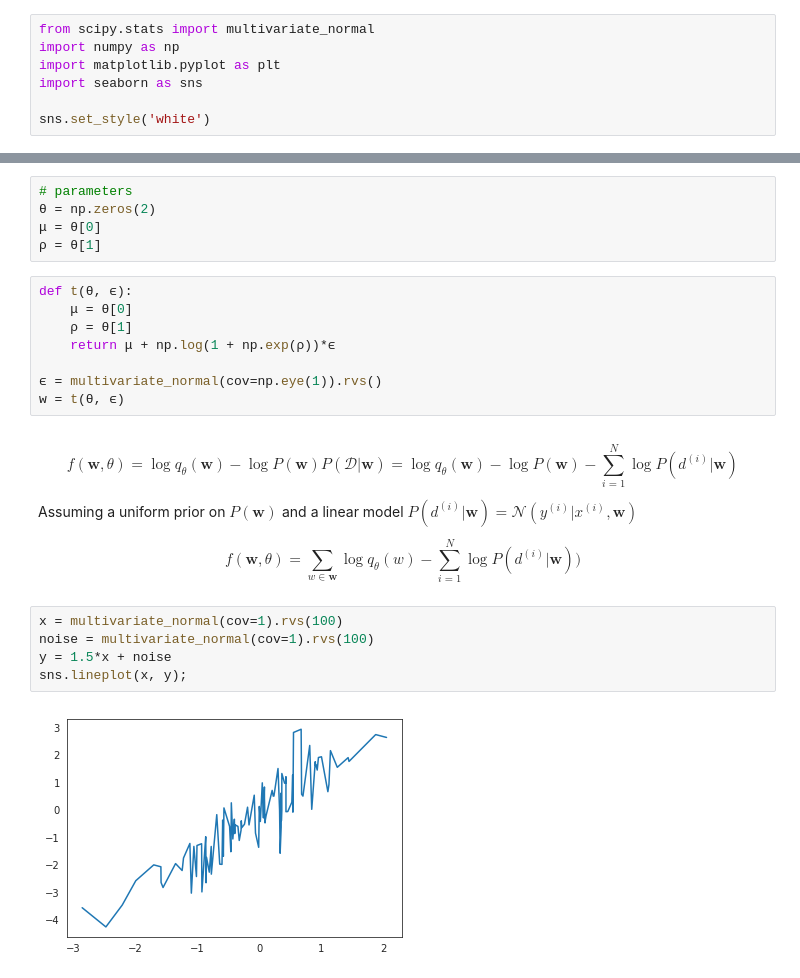
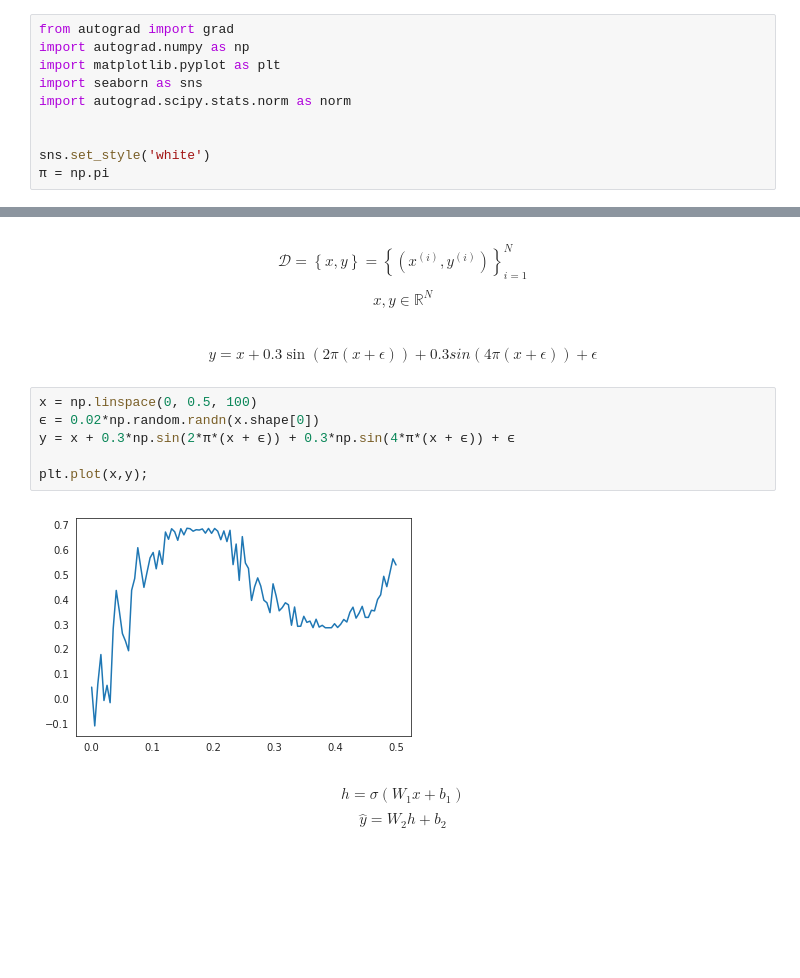
Before and after one commit to dsevero/generative-models, a Jupyter notebook: experiments/Bayes-by-Backprop/notebooks/Gaussian_variational_posterior.ipynb, the cells around one changed output, grey strips where cells are left out. Cells and saved outputs as stored; diff of their text form; blank space fills up the shorter version.

```diff
--- a/experiments/Bayes-by-Backprop/notebooks/Gaussian_variational_posterior.ipynb
+++ b/experiments/Bayes-by-Backprop/notebooks/Gaussian_variational_posterior.ipynb
@@ -5,7 +15,10 @@
 # %%
-from scipy.stats import multivariate_normal
-import numpy as np
+from autograd import grad
+import autograd.numpy as np
 import matplotlib.pyplot as plt
 import seaborn as sns
+import autograd.scipy.stats.norm as norm
+
 
 sns.set_style('white')
+π = np.pi
@@ -16,26 +25,16 @@ $$ q_\theta(w) = \mathcal{N}\left(w|\mu,\sigma^2\right), \forall w\in\mathbf{w}$
-# %%
-# parameters
-θ = np.zeros(2)
-μ = θ[0]
-ρ = θ[1]
-# %%
-def t(θ, ϵ):
-    μ = θ[0]
-    ρ = θ[1]
-    return μ + np.log(1 + np.exp(ρ))*ϵ
-
-ϵ = multivariate_normal(cov=np.eye(1)).rvs()
-w = t(θ, ϵ)
-# %% [markdown]
-$$ f(\mathbf{w}, \theta) = \log q_\theta(\mathbf{w}) - \log P(\mathbf{w})P(\mathcal{D}|\mathbf{w}) =\log q_\theta(\mathbf{w}) -\log P(\mathbf{w}) - \sum_{i=1}^{N}\log P(d^{(i)}|\mathbf{w}) $$
-
-Assuming a uniform prior on $P(\mathbf{w})$ and a linear model $P(d^{(i)}|\mathbf{w}) = \mathcal{N}\left(y^{(i)}|x^{(i)}, \mathbf{w}\right)$
-
-$$ f(\mathbf{w}, \theta) = \sum_{w\in\mathbf{w}}\log q_\theta(w) - \sum_{i=1}^{N}\log P(d^{(i)}|\mathbf{w}))$$
-# %%
-x = multivariate_normal(cov=1).rvs(100)
-noise = multivariate_normal(cov=1).rvs(100)
-y = 1.5*x + noise
-sns.lineplot(x, y);
-# %% [output]
-[figure, removed]
+# %% [markdown]
+$$ \mathcal{D}=\left\{x,y\right\}=\left\{\left(x^{(i)}, y^{(i)}\right)\right\}_{i=1}^N$$
+$$ x,y \in \mathbb{R}^N $$
+# %% [markdown]
+$$y = x + 0.3 \sin(2\pi(x + \epsilon)) + 0.3 sin(4\pi(x + \epsilon)) + \epsilon$$
+# %%
+x = np.linspace(0, 0.5, 100)
+ϵ = 0.02*np.random.randn(x.shape[0])
+y = x + 0.3*np.sin(2*π*(x + ϵ)) + 0.3*np.sin(4*π*(x + ϵ)) + ϵ
+
+plt.plot(x,y);
+# %% [output]
+[figure, added]
+# %% [markdown]
+$$h = \sigma(W_1x + b_1)$$
+$$\hat{y} = W_2h + b_2 $$
```
Also changed, not shown: parts of 6 cells of this notebook.
